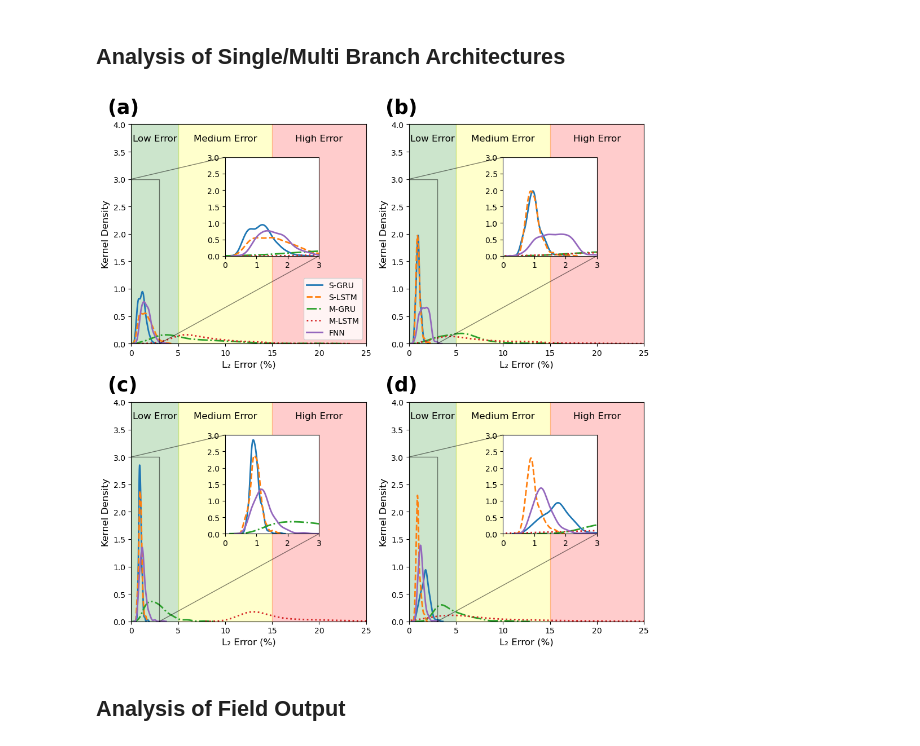
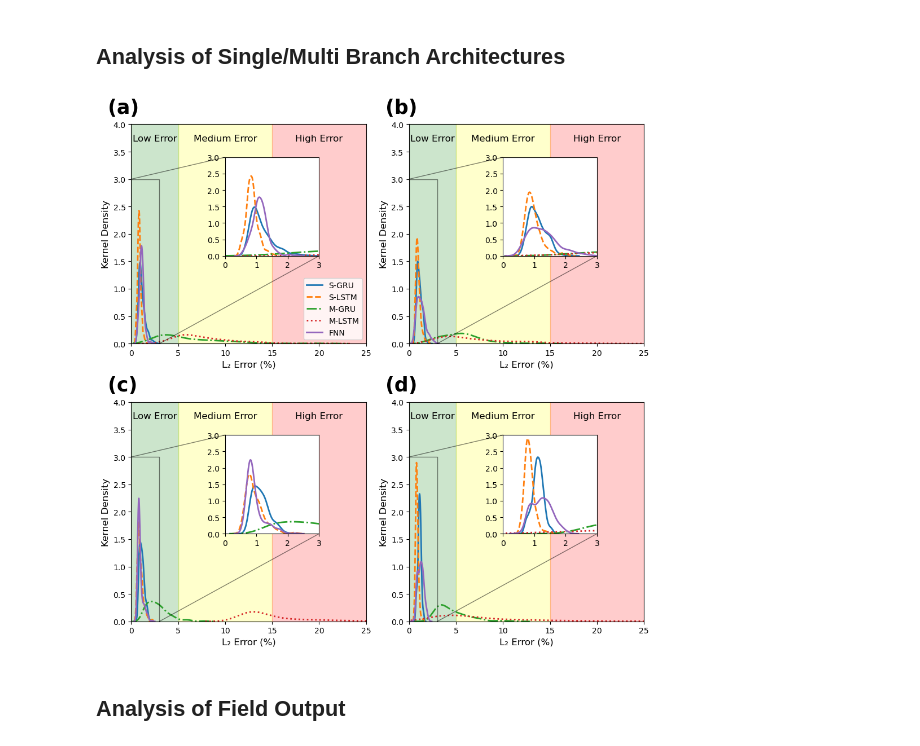
Before and after one commit to kkazuma19/CosmicRays-Operator, a Jupyter notebook: analysis.ipynb, the cells around one changed output. Cells and saved outputs as stored; diff of their text form; code cells hidden in the pictures.

```diff
--- a/analysis.ipynb
+++ b/analysis.ipynb
@@ -14,15 +14,15 @@ sdata_dir = 'single_branch/array/'
 mdata_dir = 'multi_branch/array/'
 
 # Load single-branch GRU/LSTM results
-sgru_7 = np.load(sdata_dir + 'gru_window_7_results_1.npy')[:, 3] * 100
-sgru_30 = np.load(sdata_dir + 'gru_window_30_results_1.npy')[:, 3] * 100
-sgru_60 = np.load(sdata_dir + 'gru_window_60_results_1.npy')[:, 3] * 100
-sgru_90 = np.load(sdata_dir + 'gru_window_90_results_1.npy')[:, 3] * 100
+sgru_7 = np.load(sdata_dir + 'gru_window_7_results.npy')[:, 3] * 100
+sgru_30 = np.load(sdata_dir + 'gru_window_30_results.npy')[:, 3] * 100
+sgru_60 = np.load(sdata_dir + 'gru_window_60_results.npy')[:, 3] * 100
+sgru_90 = np.load(sdata_dir + 'gru_window_90_results.npy')[:, 3] * 100
 
-slstm_7 = np.load(sdata_dir + 'lstm_window_7_results_1.npy')[:, 3] * 100
-slstm_30 = np.load(sdata_dir + 'lstm_window_30_results_1.npy')[:, 3] * 100
-slstm_60 = np.load(sdata_dir + 'lstm_window_60_results_1.npy')[:, 3] * 100
-slstm_90 = np.load(sdata_dir + 'lstm_window_90_results_1.npy')[:, 3] * 100
+slstm_7 = np.load(sdata_dir + 'lstm_window_7_results.npy')[:, 3] * 100
+slstm_30 = np.load(sdata_dir + 'lstm_window_30_results.npy')[:, 3] * 100
+slstm_60 = np.load(sdata_dir + 'lstm_window_60_results.npy')[:, 3] * 100
+slstm_90 = np.load(sdata_dir + 'lstm_window_90_results.npy')[:, 3] * 100
 
 fnn_7 = np.load(sdata_dir + 'fnn_window_7_results_1.npy')[:, 3] * 100
 fnn_30 = np.load(sdata_dir + 'fnn_window_30_results_1.npy')[:, 3] * 100
@@ -84,34 +84,34 @@ for i, ax in enumerate(ax.flat):
     # Define zoom-in region
     x_zoom_min, x_zoom_max = 0, 3  # Region of interest for zooming
 
     # Adding zoomed-in inset (all models)
     axins = ax.inset_axes([0.4, 0.4, 0.4, 0.45])  # x, y, width, height
     for data, label, ls in zip(data_list[i], model_labels, line_styles):
         sns.kdeplot(data, ax=axins, label=label, linestyle=ls, linewidth=2)
 
     axins.set_xlim(x_zoom_min, x_zoom_max)  # Limit x-axis
     axins.set_ylim(0, 3.0)  # Limit y-axis
     axins.set_ylabel("")
 
 
     # Connect zoomed-in region to main plot
     ax.indicate_inset_zoom(axins, edgecolor="black")
 
     # Add shaded regions to indicate low, medium, and high error areas
     ax.axvspan(0, 5, color='green', alpha=0.2, label='Low Error')  # Low error zone
     ax.axvspan(5, 15, color='yellow', alpha=0.2, label='Medium Error')  # Medium error
     ax.axvspan(15, 25, color='red', alpha=0.2, label='High Error')  # High error
 
     # Add labels for error zones
     ax.text(2.5, 3.7, "Low Error", fontsize=12, ha='center', color='black')
     ax.text(10, 3.7, "Medium Error", fontsize=12, ha='center', color='black')
     ax.text(20, 3.7, "High Error", fontsize=12, ha='center', color='black')
 
 # Adjust layout for better spacing
 plt.tight_layout()
 plt.show()
 # %% [output]
-[figure, old version]
+[figure, new version]
 # %% [markdown]
 ## Analysis of Field Output
 # %%
```
Also changed, not shown: 48 other files.
